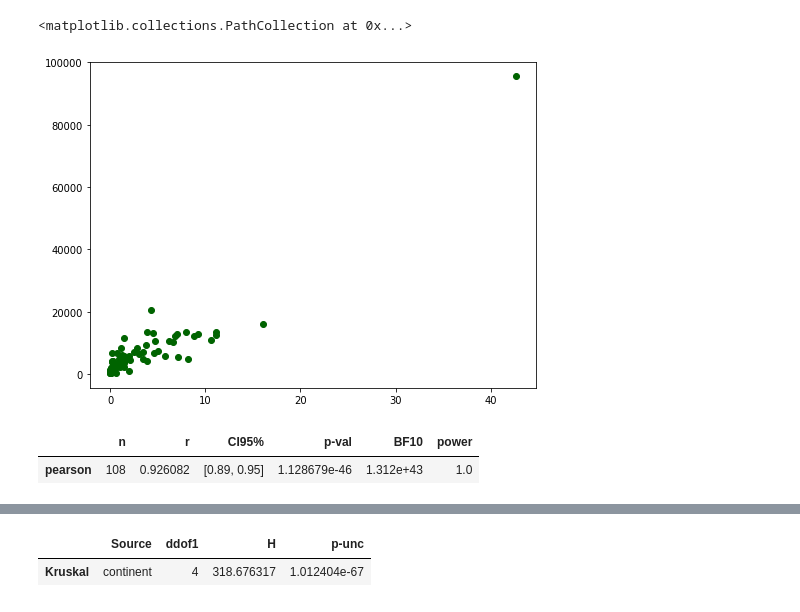
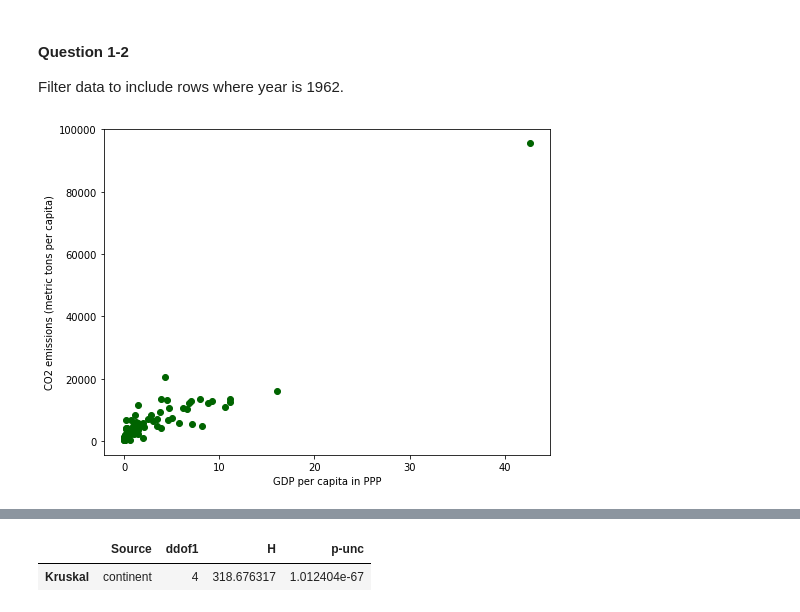
Before and after one commit to nghuixin/brn-training, a Jupyter notebook: Python for Data Science/Python for Data Science.ipynb, the cells around one changed output, grey strips where cells are left out. Saved outputs shown, nothing was run; the diff lists cells and outputs as text; code cells hidden in the pictures.

```diff
--- a/Python for Data Science/Python for Data Science.ipynb
+++ b/Python for Data Science/Python for Data Science.ipynb
@@ -11,0 +8,3 @@ df = pd.read_csv('gapminder_clean.csv', index_col=[0])
+# %% [markdown]
+#### Question 1-2
+Filter data to include rows where year is 1962.
@@ -12,16 +13,11 @@ df = pd.read_csv('gapminder_clean.csv', index_col=[0])
 # %%
 df62=df.loc[np.where((df['Year']==1962))]
 plt.figure(figsize=(8,6))
 co2=df62['CO2 emissions (metric tons per capita)']
 gdp=df62['gdpPercap']
 plt.scatter(co2, gdp, c='darkgreen')
-plt.ylabel('')
+plt.ylabel('CO2 emissions (metric tons per capita)')
+plt.xlabel('GDP per capita in PPP')
+plt.show()
 # %% [output]
-<matplotlib.collections.PathCollection at 0x...>
-[figure, old version]
+[figure, new version]
-# %%
-# What is the Pearson R value and associated p value?
-pg.corr(co2, gdp)
-# %% [output]
-|  | n | r | CI95% | p-val | BF10 | power |
-| pearson | 108 | 0.926082 | [0.89, 0.95] | 1.128679e-46 | 1.312e+43 | 1.0 |
```
Also changed, not shown: parts of 11 cells of this notebook.
